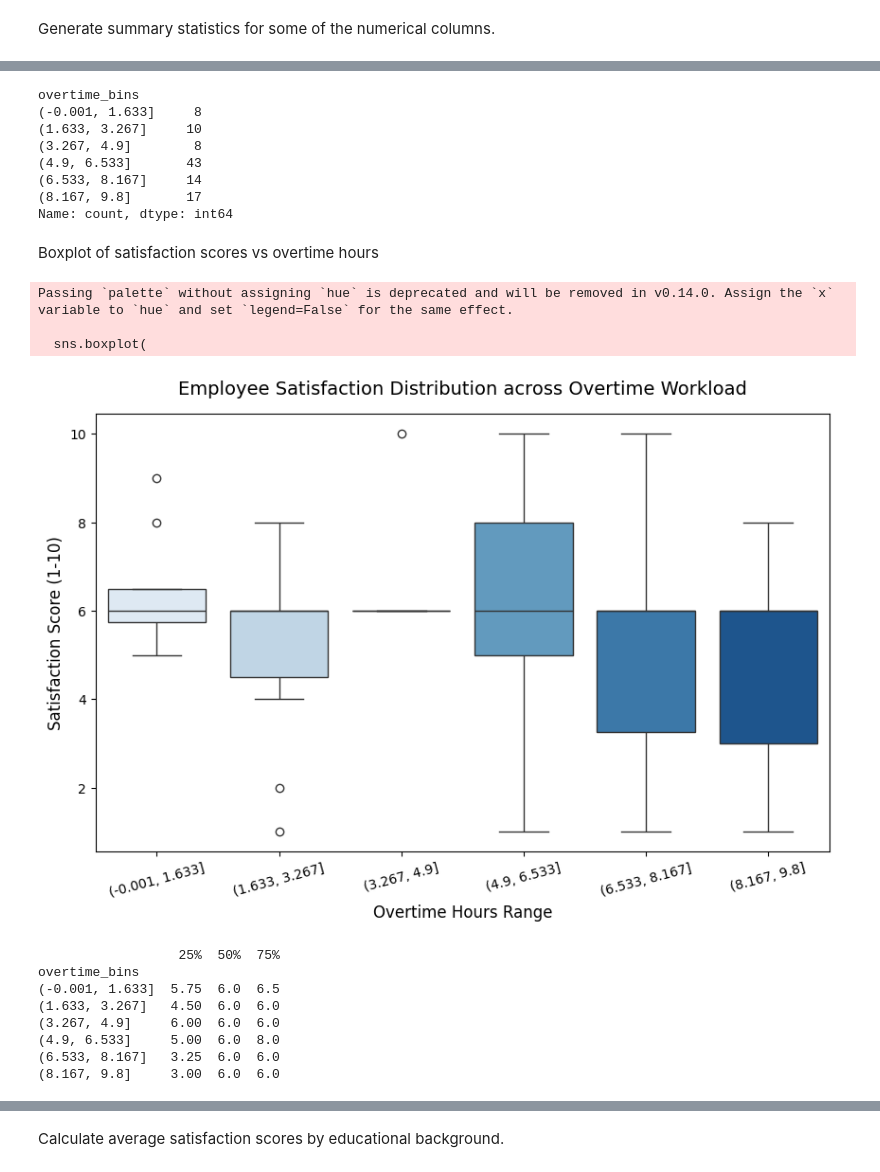
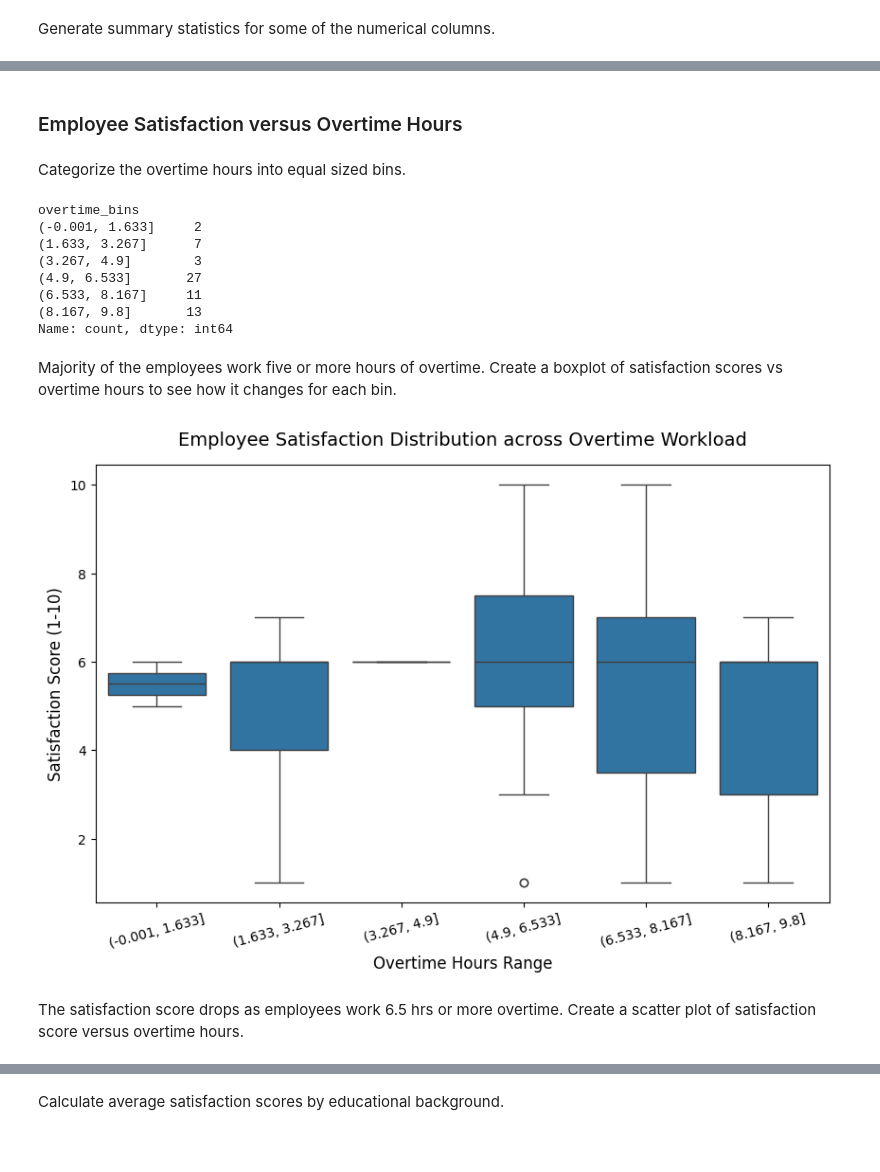
Before and after one commit to aysuntm/engage-metrics-workforce-analytics, a Jupyter notebook: notebooks/02_EDA_visualization.ipynb, the cells around one changed output, grey strips where cells are left out. Saved outputs shown, nothing was run; the diff lists cells and outputs as text; code cells hidden in the pictures; blank space fills up the shorter version.

```diff
--- a/notebooks/02_EDA_visualization.ipynb
+++ b/notebooks/02_EDA_visualization.ipynb
@@ -75,0 +107,4 @@ Name: satisfaction_score, dtype: float64
+# %%
+bin_edges = np.linspace(df['salary'].min(), df['salary'].max(), num=7).astype(int)
+df['salary_bins'] = pd.cut(df['salary'], bins=bin_edges, include_lowest=True)
+print(df['salary_bins'].value_counts().sort_index())
@@ -76,59 +208,42 @@ Name: satisfaction_score, dtype: float64
+# %% [markdown]
+### Employee Satisfaction versus Overtime Hours
+# %% [markdown]
+Categorize the overtime hours into equal sized bins.
 # %%
 bin_edges = np.linspace(0, df['overtime_hours'].max(), num=7)
 df['overtime_bins'] = pd.cut(df['overtime_hours'], bins=bin_edges, include_lowest=True)
-
 print(df['overtime_bins'].value_counts().sort_index())
-#df['overtime_hours'].unique()
-#satisfaction_scores_by_department = df.groupby(['overnight_hours'])['satisfaction_score'].agg('mean').round(2)
-#print(satisfaction_scores_by_department)
 # %% [output]
 overtime_bins
-(-0.001, 1.633]     8
-(1.633, 3.267]     10
-(3.267, 4.9]        8
-(4.9, 6.533]       43
-(6.533, 8.167]     14
-(8.167, 9.8]       17
+(-0.001, 1.633]     2
+(1.633, 3.267]      7
+(3.267, 4.9]        3
+(4.9, 6.533]       27
+(6.533, 8.167]     11
+(8.167, 9.8]       13
 Name: count, dtype: int64
-# %% [markdown]
-Boxplot of satisfaction scores vs overtime hours
+# %% [markdown]
+Majority of the employees work five or more hours of overtime. Create a boxplot of satisfaction scores vs overtime hours to see how it changes for each bin.
 # %%
-# 2. Initialize a figure size that gives the bins breathing room
+# Initialize a figure size that gives the bins breathing room
 plt.figure(figsize=(10, 6))
 
-# 3. Create the box plot
-# (Make sure to sort the data by the bins so the x-axis goes from lowest to highest)
-sns.boxplot(
-data = df.sort_values('overtime_bins'),
-x = 'overtime_bins',
-y = 'satisfaction_score',
-palette = 'Blues'  # Generates a nice gradient across the bins
-)
+# Create the box plot
+# Make sure to sort the data by the bins so the x-axis goes from lowest to highest
+sns.boxplot(data = df.sort_values('overtime_bins'), x = 'overtime_bins', y = 'satisfaction_score')
 
-# 4. Polish the labels and presentation
+# Polish the labels and presentation
 plt.title('Employee Satisfaction Distribution across Overtime Workload', fontsize=14, pad=15)
 plt.xlabel('Overtime Hours Range', fontsize=12)
 plt.ylabel('Satisfaction Score (1-10)', fontsize=12)
 
-# Rotate labels slightly if your string boundaries are long
+# Rotate labels slightly
 plt.xticks(rotation=15)
 
-# 5. Render the chart
+# Render the chart
 plt.show()
 # %% [output]
-Passing `palette` without assigning `hue` is deprecated and will be removed in v0.14.0. Assign the `x` variable to `hue` and set `legend=False` for the same effect.
-
-  sns.boxplot(
-[figure, old version]
+[figure, new version]
-# %%
-interpretation_check = df.groupby('overtime_bins')['satisfaction_score'].describe(percentiles=[0.25, 0.5, 0.75])
-print(interpretation_check[['25%', '50%', '75%']])
-# %% [output]
-                  25%  50%  75%
-overtime_bins
-(-0.001, 1.633]  5.75  6.0  6.5
-(1.633, 3.267]   4.50  6.0  6.0
-(3.267, 4.9]     6.00  6.0  6.0
-(4.9, 6.533]     5.00  6.0  8.0
-(6.533, 8.167]   3.25  6.0  6.0
-(8.167, 9.8]     3.00  6.0  6.0
+# %% [markdown]
+The satisfaction score drops as employees work 6.5 hrs or more overtime.
+Create a scatter plot of satisfaction score versus overtime hours.
```
Also changed, not shown: parts of 31 cells of this notebook, 2 other files.
